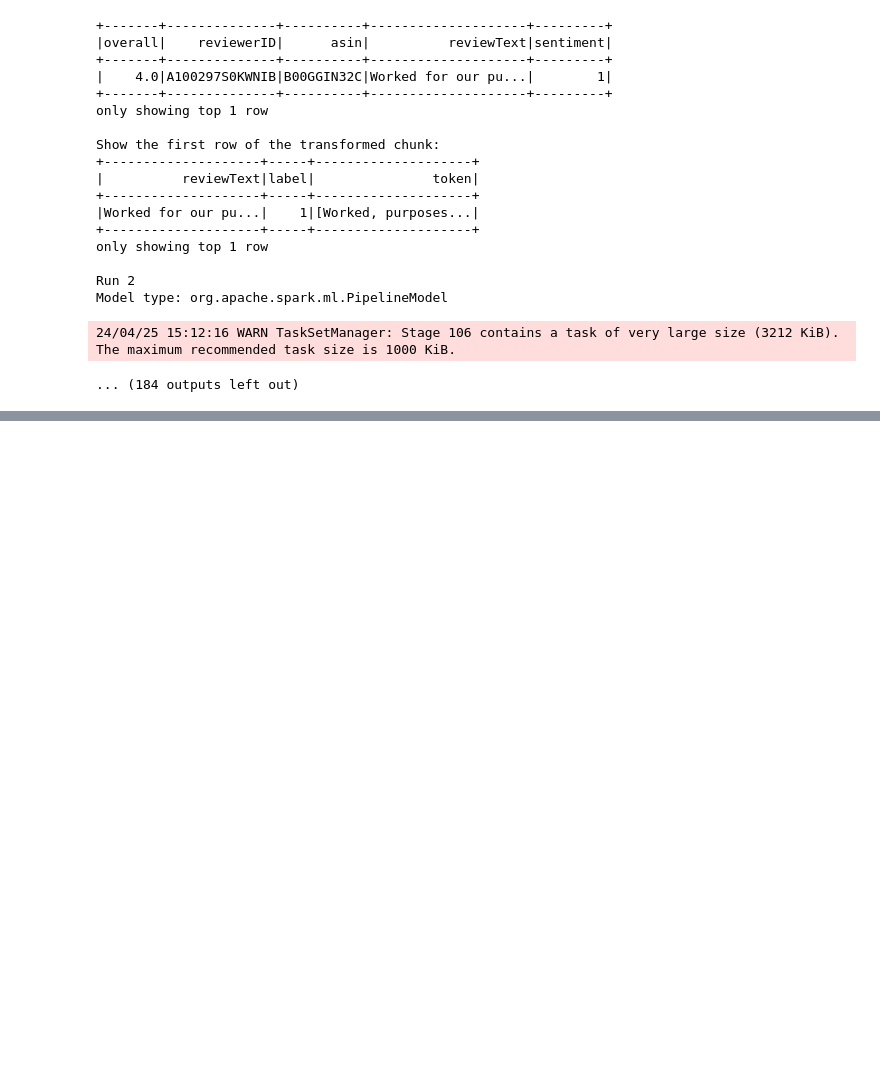
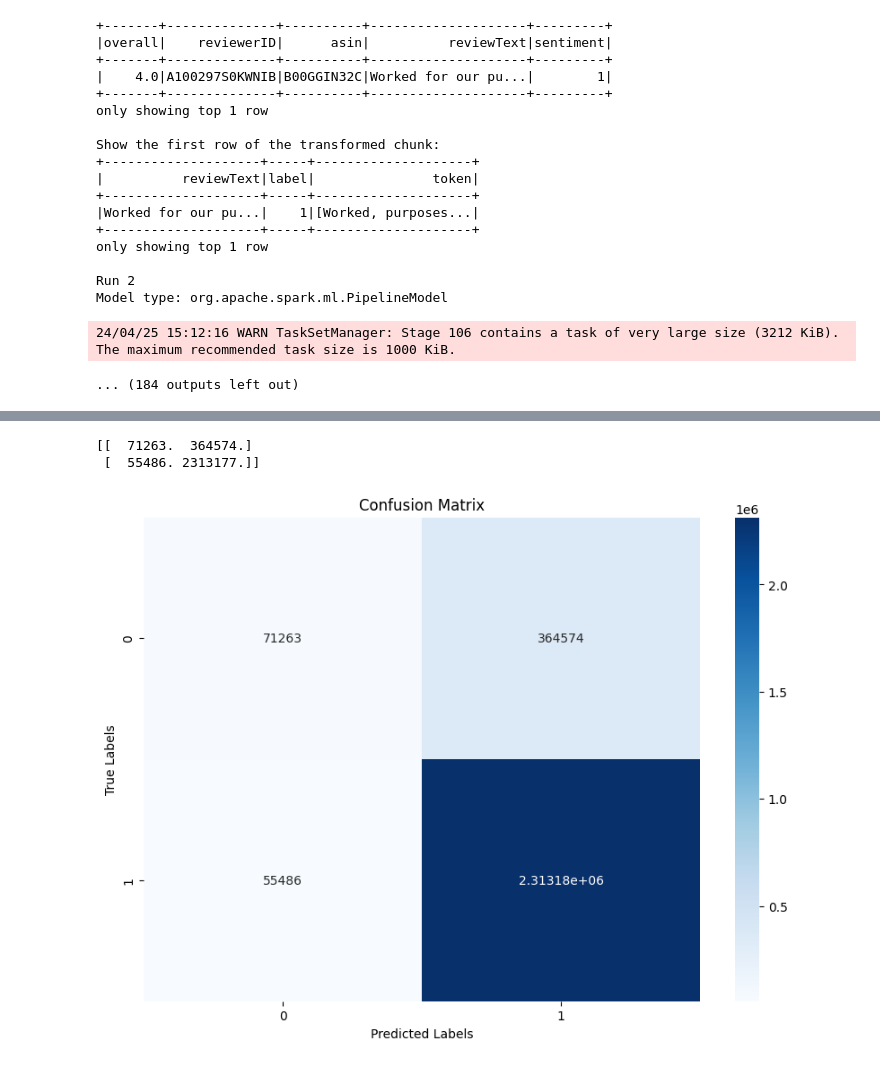
Before and after one commit to kravisankaran/big-data-final-project, a Jupyter notebook: chunked_sentiment_analysis.ipynb, the cells around one changed output, grey strips where cells are left out. Cells and saved outputs as stored; diff of their text form; code cells hidden in the pictures; blank space fills up the shorter version.

```diff
--- a/chunked_sentiment_analysis.ipynb
+++ b/chunked_sentiment_analysis.ipynb
@@ -478,0 +586,3 @@ Model type: org.apache.spark.ml.PipelineModel
+# %%
+predictedAndLabels = predictions.select(["prediction","label"])\
+                                .rdd.map(lambda r : (float(r[0]), float(r[1])))
@@ -478,0 +591,5 @@ Model type: org.apache.spark.ml.PipelineModel
+# %%
+from pyspark.mllib.evaluation import MulticlassMetrics
+metrics = MulticlassMetrics(predictedAndLabels)
+
+print("Test Set Accuracy: {}".format(metrics.accuracy))
@@ -478,0 +601,18 @@ Model type: org.apache.spark.ml.PipelineModel
+# %%
+confusion_matrix = metrics.confusionMatrix().toArray()
+
+print(confusion_matrix)
+import matplotlib.pyplot as plt
+import seaborn as sns
+
+# Plotting confusion matrix
+plt.figure(figsize=(10, 7))
+sns.heatmap(confusion_matrix, annot=True, fmt='g', cmap='Blues')  # 'g' formats numbers as integers
+plt.xlabel('Predicted Labels')
+plt.ylabel('True Labels')
+plt.title('Confusion Matrix')
+plt.show()
+# %% [output]
+[[  71263.  364574.]
+ [  55486. 2313177.]]
+[figure, added]
```
Also changed, not shown: parts of 5 cells of this notebook.
